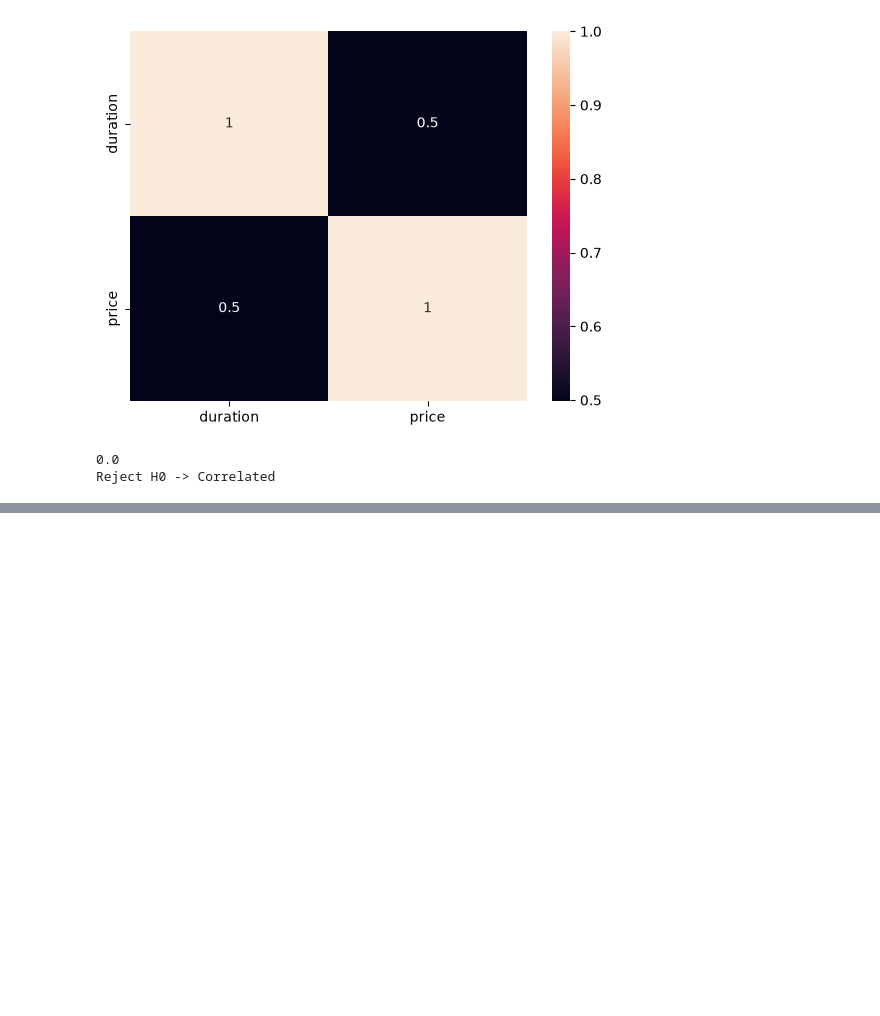
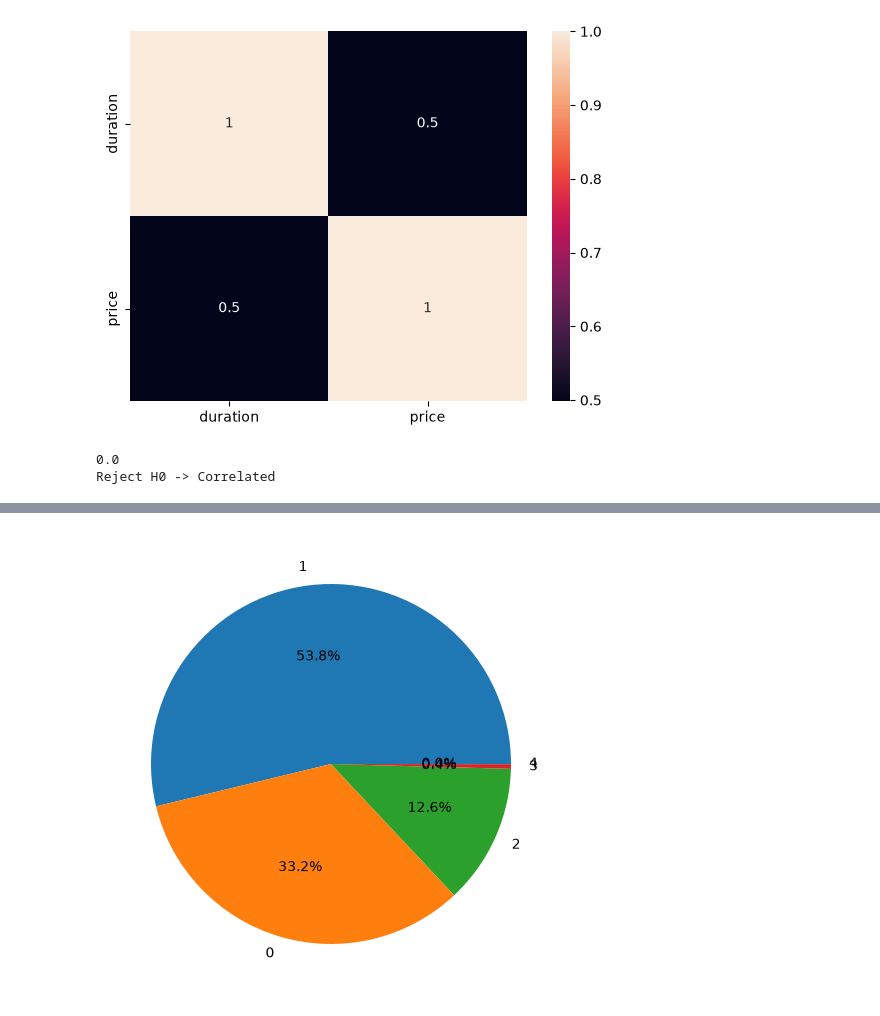
Before and after one commit to ayansuvra/Flight-Price-Prediction, a Jupyter notebook: notebooks/EDA.ipynb, the cells around one changed output, grey strips where cells are left out. Cells and saved outputs as stored; diff of their text form; code cells hidden in the pictures; blank space fills up the shorter version.

```diff
--- a/notebooks/EDA.ipynb
+++ b/notebooks/EDA.ipynb
@@ -399,0 +422,6 @@ Reject H0 -> Correlated
+# %%
+plt.pie(df.total_stops.value_counts(), labels=df.total_stops.value_counts().index, autopct='%.1f%%')
+plt.tight_layout()
+plt.show()
+# %% [output]
+[figure, added]
```
Also changed, not shown: parts of 16 cells of this notebook.
